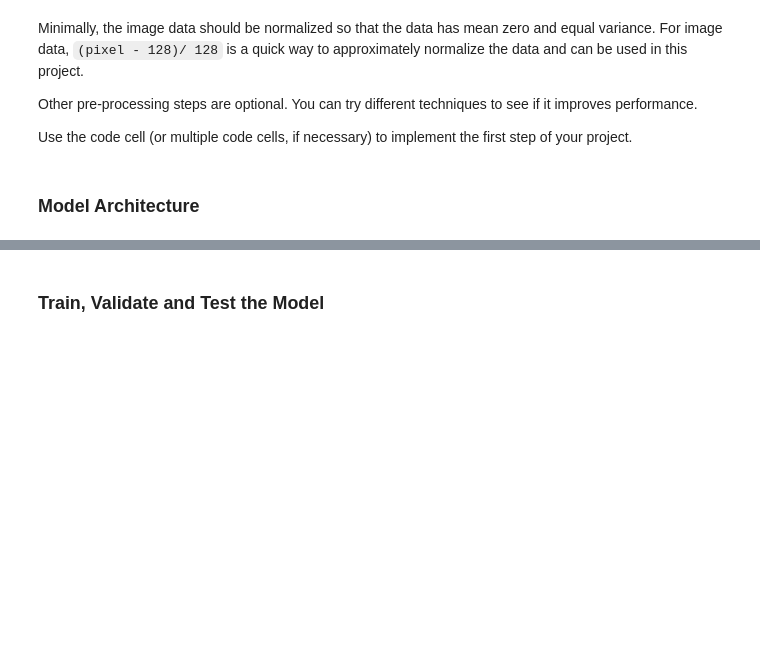
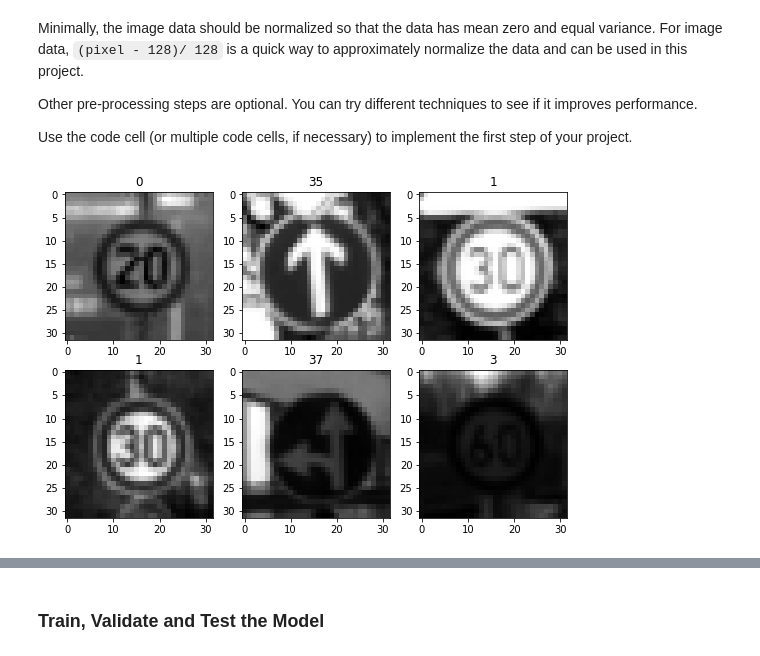
Before and after one commit to matrix00/traffic_sign_classifer, a Jupyter notebook: Traffic_Sign_Classifier.ipynb, the cells around one changed output, grey strips where cells are left out. Drawn from its saved outputs; the diff is of its cells as text; code cells hidden in the pictures; blank space fills up the shorter version.

```diff
--- a/Traffic_Sign_Classifier.ipynb
+++ b/Traffic_Sign_Classifier.ipynb
@@ -154,31 +227,30 @@ Use the code cell (or multiple code cells, if necessary) to implement the first
 # %%
 ### Preprocess the data here. It is required to normalize the data. Other preprocessing steps could include
 ### converting to grayscale, etc.
 ### Feel free to use as many code cells as needed.
+
 # Convert to grayscale
 
 #train data
 X_train_gray = np.sum(X_train/3, axis=3, keepdims=True)
 
 #test data
 X_test_gray = np.sum(X_test/3, axis=3, keepdims=True)
 
 #validation data
 X_valid_gray = np.sum(X_valid/3, axis=3, keepdims=True)
 
 
-#normalize data
-def normalize(x):
-    return (x-127.0)/127
+#test code for draw images
+#compare with with original
+images = {}
+labels = {}
+index = [10000,20000]
+index = [10000,20000,3000,4000,5000,6000]
+for i in range(6):
+    labels[i] = str(y_train[index[i]])
+    images[i] = X_train_gray[index[i]].squeeze()
 
-X_train = normalize(X_train_gray)
-X_test = normalize(X_test_gray)
-X_valid = normalize(X_valid_gray)
-
-
-depth_color = X_train[0].shape[2] #use color image
-
-print('color depth ', depth_color)
-keep_prob = tf.placeholder(tf.float32)
+draw_images(images, labels, 2, 3)
+# %% [output]
+[figure, added]
-# %% [markdown]
-### Model Architecture
```
Also changed, not shown: parts of 26 cells of this notebook, 3 other files.
